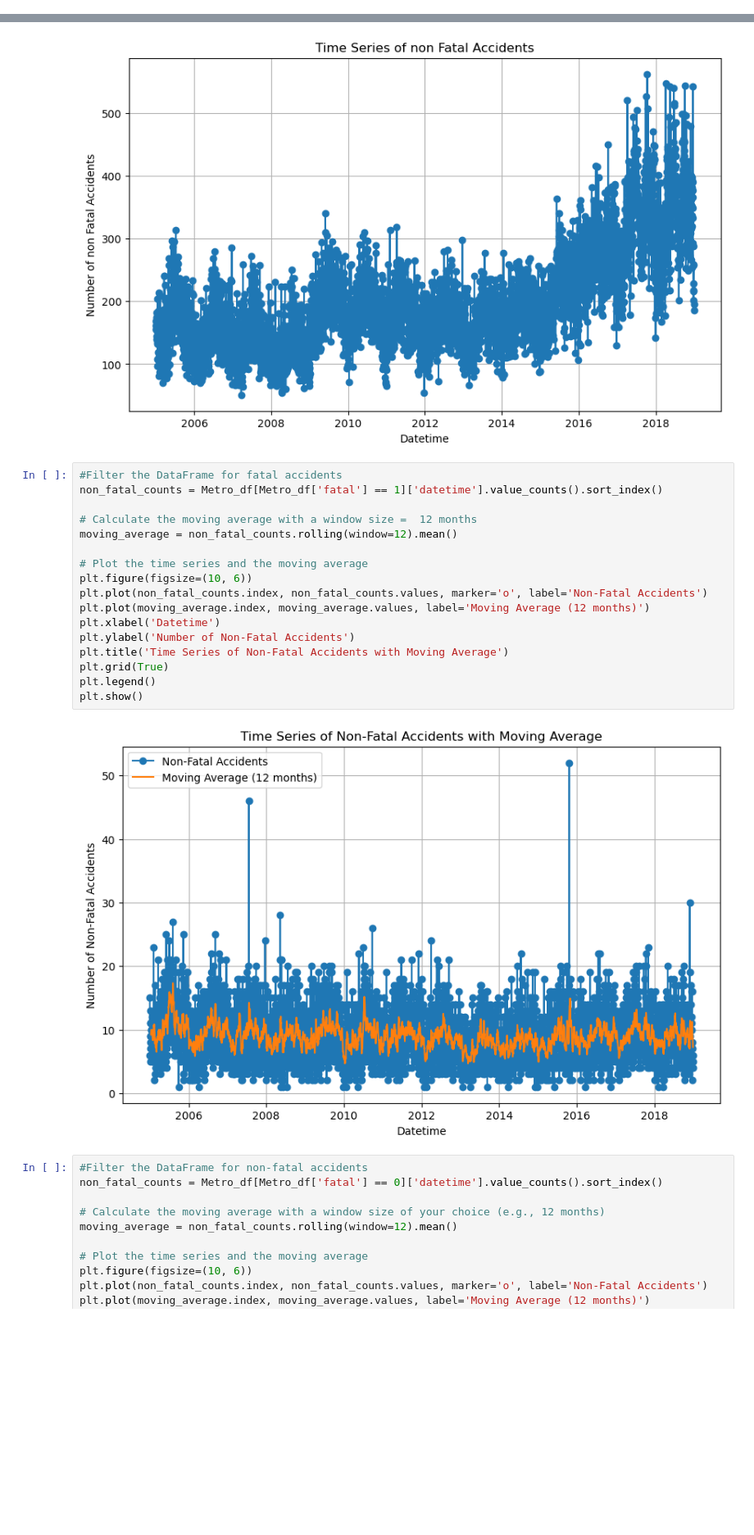
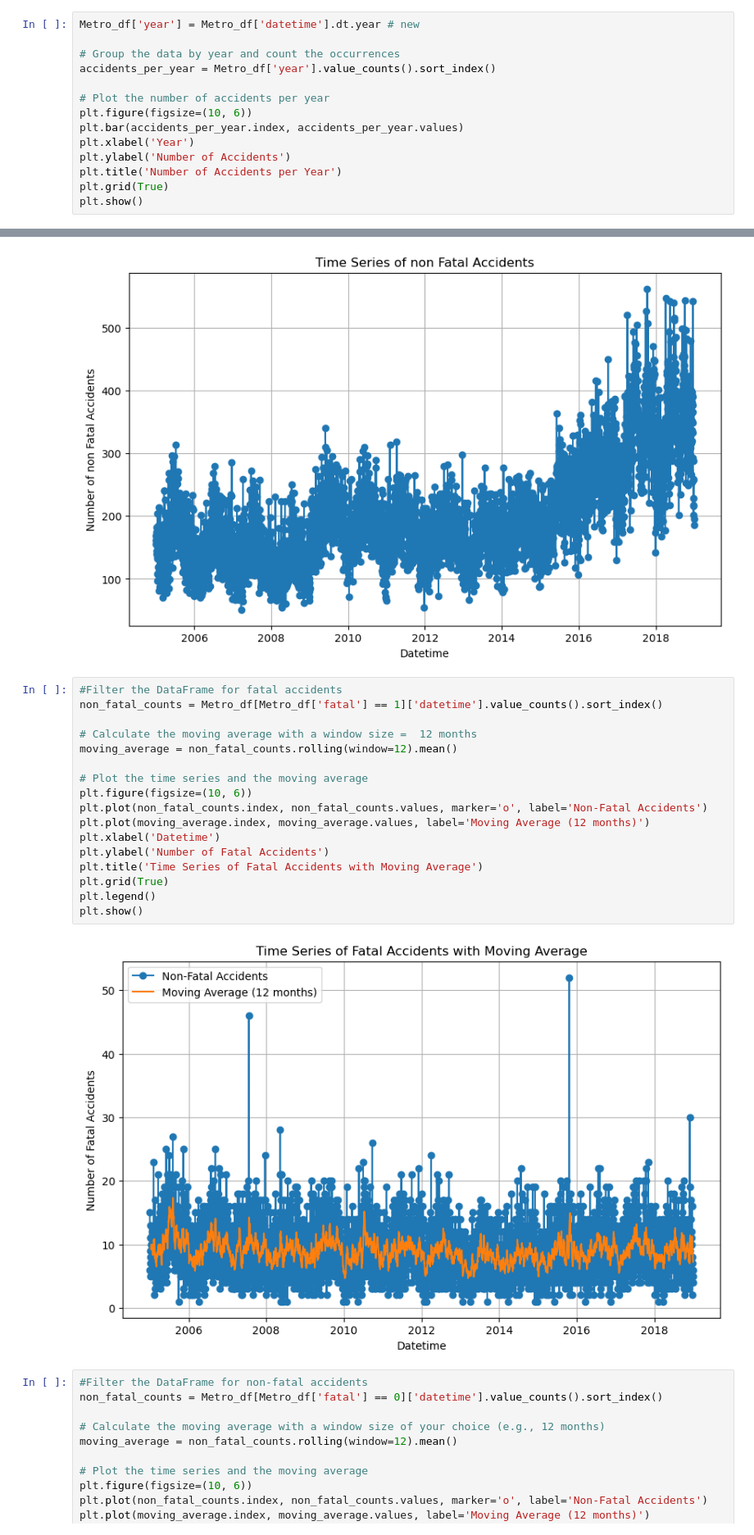
Before and after one commit to tiagoru/Road_accidents_france, a Jupyter notebook: Sprint_2_test.ipynb, the cells around one changed output, grey strips where cells are left out. Shown at 82% size. Cells and saved outputs as stored; diff of their text form; blank space fills up the shorter version.

Commit message:
Update Sprint_2_test.ipynb
jus update 2 more time series per year and include number of accidents per year also

```diff
--- a/Sprint_2_test.ipynb
+++ b/Sprint_2_test.ipynb
@@ -182,3 +194,17 @@ Try using .loc[row_indexer,col_indexer] = value instead
 
 See the caveats in the documentation: https://pandas.pydata.org/pandas-docs/stable/user_guide/indexing.html#returning-a-view-versus-a-copy
   Metro_df['datetime'] = pd.to_datetime(
+# %%
+Metro_df['year'] = Metro_df['datetime'].dt.year # new
+
+# Group the data by year and count the occurrences
+accidents_per_year = Metro_df['year'].value_counts().sort_index()
+
+# Plot the number of accidents per year
+plt.figure(figsize=(10, 6))
+plt.bar(accidents_per_year.index, accidents_per_year.values)
+plt.xlabel('Year')
+plt.ylabel('Number of Accidents')
+plt.title('Number of Accidents per Year')
+plt.grid(True)
+plt.show()
@@ -214,22 +301,22 @@ plt.show()
 # %%
 #Filter the DataFrame for fatal accidents
 non_fatal_counts = Metro_df[Metro_df['fatal'] == 1]['datetime'].value_counts().sort_index()
 
 # Calculate the moving average with a window size =  12 months
 moving_average = non_fatal_counts.rolling(window=12).mean()
 
 # Plot the time series and the moving average
 plt.figure(figsize=(10, 6))
 plt.plot(non_fatal_counts.index, non_fatal_counts.values, marker='o', label='Non-Fatal Accidents')
 plt.plot(moving_average.index, moving_average.values, label='Moving Average (12 months)')
 plt.xlabel('Datetime')
-plt.ylabel('Number of Non-Fatal Accidents')
-plt.title('Time Series of Non-Fatal Accidents with Moving Average')
+plt.ylabel('Number of Fatal Accidents')
+plt.title('Time Series of Fatal Accidents with Moving Average')
 plt.grid(True)
 plt.legend()
 plt.show()
 # %% [output]
-[figure, old version]
+[figure, new version]
 # %%
 #Filter the DataFrame for non-fatal accidents
 non_fatal_counts = Metro_df[Metro_df['fatal'] == 0]['datetime'].value_counts().sort_index()
```
Also changed, not shown: parts of 5 cells of this notebook.
